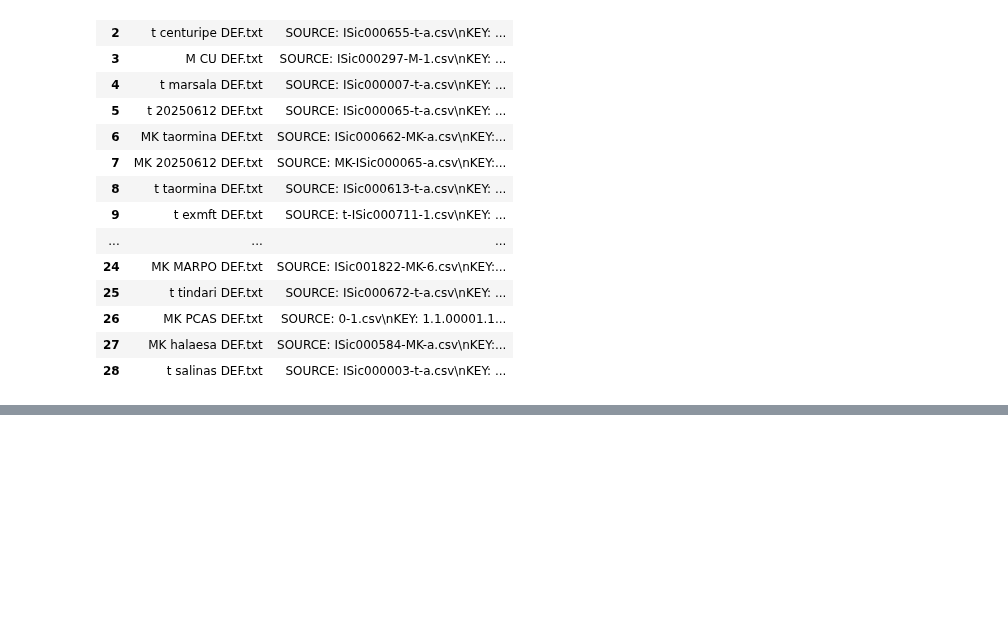
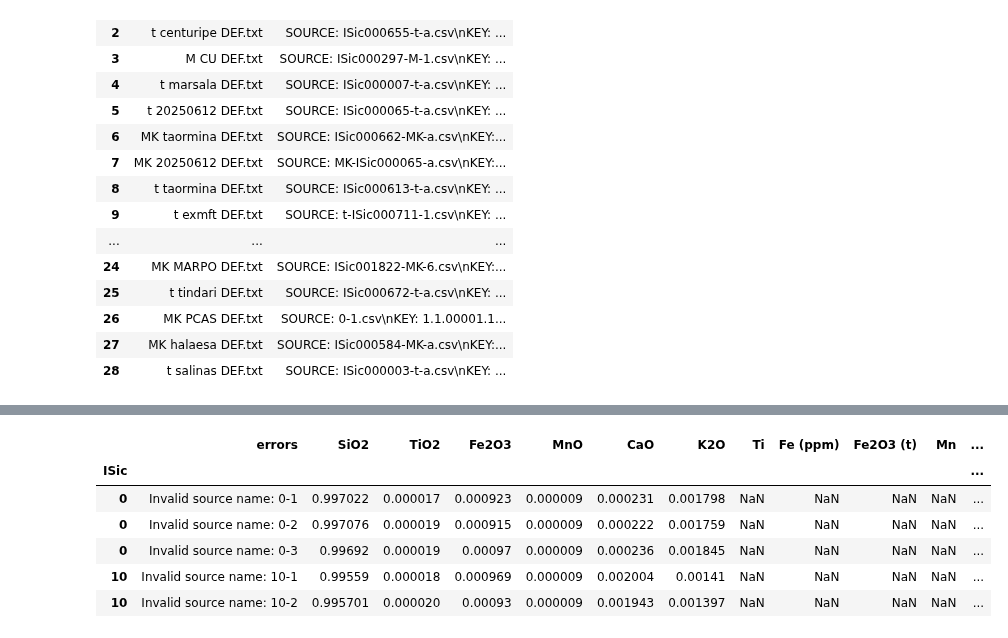
Before and after one commit to kingsdigitallab/crossreads-petrography, a Jupyter notebook: notebooks/pXRF.ipynb, the cells around one changed output, grey strips where cells are left out. Drawn from its saved outputs; the diff is of its cells as text; code cells hidden in the pictures; blank space fills up the shorter version.

Commit message:
feat(pXRF): Add descriptions and calculate mean

```diff
--- a/notebooks/pXRF.ipynb
+++ b/notebooks/pXRF.ipynb
@@ -340,0 +347,8 @@ df_corrected.head()
+# %%
+df_logbook = pd.read_excel(
+    "../data/pXRF/pXRF Logbook.xlsx",
+    sheet_name="Sheet1",
+    header=0,
+    index_col=0,
+)
+df_logbook.head()
@@ -340,0 +363,45 @@ df_corrected.head()
+# %%
+# Convert the index back into a column
+df_descriptions = df_corrected.reset_index()
+df_descriptions["desc_key"] = df_descriptions["ISic"].str.rsplit("-").str[1].str.strip()
+df_descriptions["desc_key"] = df_descriptions["desc_key"].astype(str)
+df_descriptions["ISic"] = df_descriptions["ISic"].str.rsplit("-").str[0].str.strip()
+
+# Convert the desc_key into the format letter = letter index in the alphabet
+df_descriptions["desc_key"] = df_descriptions["desc_key"].apply(
+    lambda x: f"{chr(64 + int(x)).lower()} = {x}"
+    if x.isdigit()
+    else f"{x} = {(ord(x.upper()) - 64)}"
+    if len(x) == 1
+    else x
+)
+
+logbook_columns = df_logbook.columns
+
+df_descriptions["desc"] = df_descriptions.apply(
+    lambda row: df_logbook.loc[df_logbook["Isic"] == row["ISic"], row["desc_key"]].iloc[
+        0
+    ]
+    if row["desc_key"] in logbook_columns
+    and len(df_logbook[df_logbook["Isic"] == row["ISic"]]) > 0
+    else row["desc_key"],
+    axis=1,
+)
+df_descriptions["desc"] = df_descriptions["desc"].str.split(",").str[0].str.strip()
+
+df_descriptions = df_descriptions.drop(columns=["desc_key"])
+
+# Set the index to the ISic column
+df_descriptions = df_descriptions.set_index("ISic")
+
+# Save the dataframe to a csv file
+df_descriptions.to_csv("../data/pXRF/output/pXRF_corrected_values_with_descriptions.csv")
+df_descriptions.head()
+# %% [output]
+|  | errors | SiO2 | TiO2 | Fe2O3 | MnO | CaO | K2O | Ti | Fe (ppm) | Fe2O3 (t) | Mn | ... |
+| ISic |  |  |  |  |  |  |  |  |  |  |  | ... |
+| 0 | Invalid source name: 0-1 | 0.997022 | 0.000017 | 0.000923 | 0.000009 | 0.000231 | 0.001798 | NaN | NaN | NaN | NaN | ... |
+| 0 | Invalid source name: 0-2 | 0.997076 | 0.000019 | 0.000915 | 0.000009 | 0.000222 | 0.001759 | NaN | NaN | NaN | NaN | ... |
+| 0 | Invalid source name: 0-3 | 0.99692 | 0.000019 | 0.00097 | 0.000009 | 0.000236 | 0.001845 | NaN | NaN | NaN | NaN | ... |
+| 10 | Invalid source name: 10-1 | 0.99559 | 0.000018 | 0.000969 | 0.000009 | 0.002004 | 0.00141 | NaN | NaN | NaN | NaN | ... |
+| 10 | Invalid source name: 10-2 | 0.995701 | 0.000020 | 0.00093 | 0.000009 | 0.001943 | 0.001397 | NaN | NaN | NaN | NaN | ... |
```
Also changed, not shown: parts of 6 cells of this notebook.
